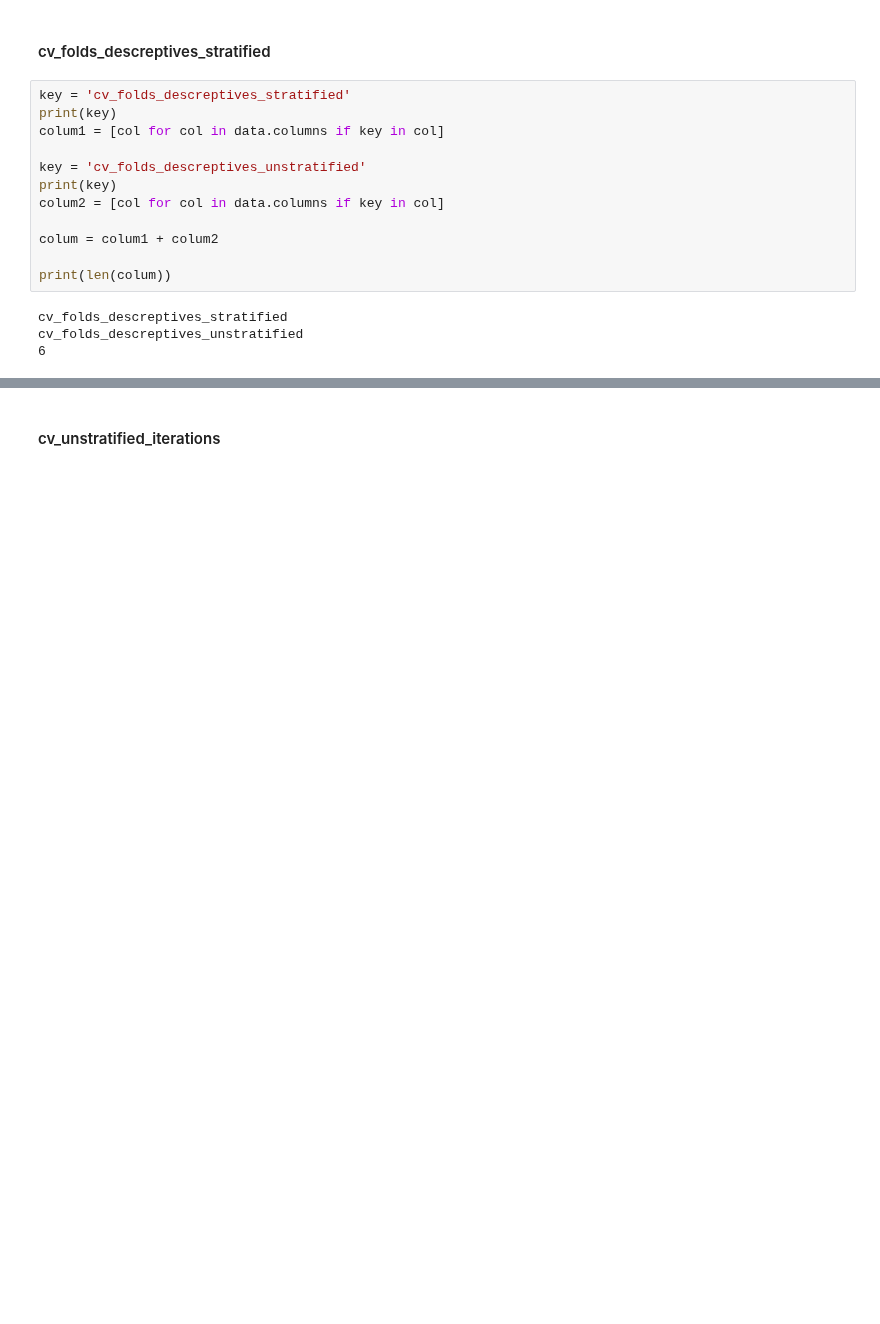
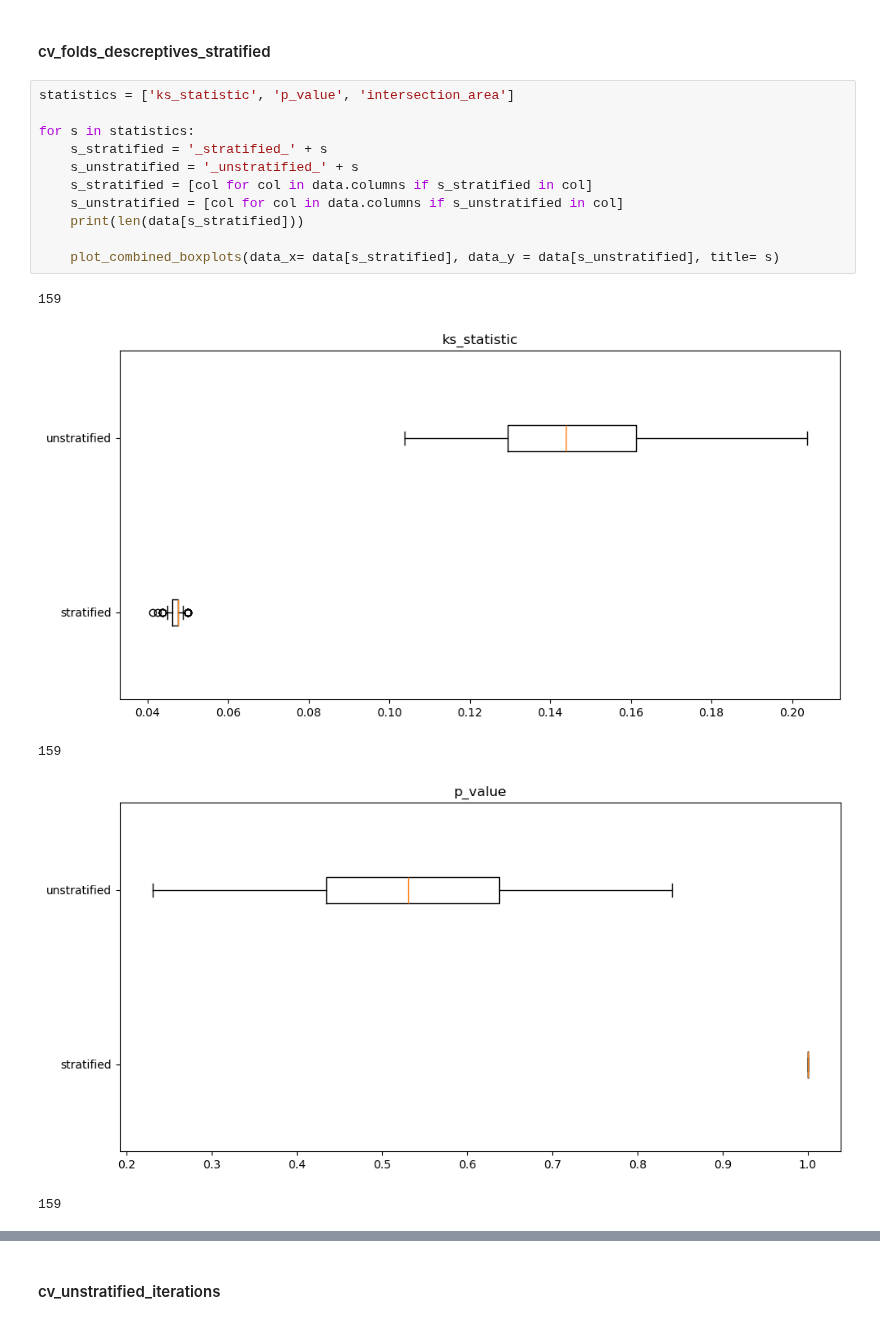
Before and after one commit to annegriddl/slds_stratification, a Jupyter notebook: Simulations/Final_Setup/Evaluation/Evaluation.ipynb, the cells around one changed output, grey strips where cells are left out. Cells and saved outputs as stored; diff of their text form; blank space fills up the shorter version.

```diff
--- a/Simulations/Final_Setup/Evaluation/Evaluation.ipynb
+++ b/Simulations/Final_Setup/Evaluation/Evaluation.ipynb
@@ -247,18 +187,19 @@ Name: count, dtype: int64
 # %% [markdown]
 #### cv_folds_descreptives_stratified
 # %%
-key = 'cv_folds_descreptives_stratified'
-print(key)
-colum1 = [col for col in data.columns if key in col]
+statistics = ['ks_statistic', 'p_value', 'intersection_area']
 
-key = 'cv_folds_descreptives_unstratified'
-print(key)
-colum2 = [col for col in data.columns if key in col]
+for s in statistics:
+    s_stratified = '_stratified_' + s
+    s_unstratified = '_unstratified_' + s
+    s_stratified = [col for col in data.columns if s_stratified in col]
+    s_unstratified = [col for col in data.columns if s_unstratified in col]
+    print(len(data[s_stratified]))
 
-colum = colum1 + colum2
-
-print(len(colum))
+    plot_combined_boxplots(data_x= data[s_stratified], data_y = data[s_unstratified], title= s)
 # %% [output]
-cv_folds_descreptives_stratified
-cv_folds_descreptives_unstratified
-6
+159
+[figure, added]
+159
+[figure, added]
+159
```
Also changed, not shown: parts of 31 cells of this notebook, 6 other files.
